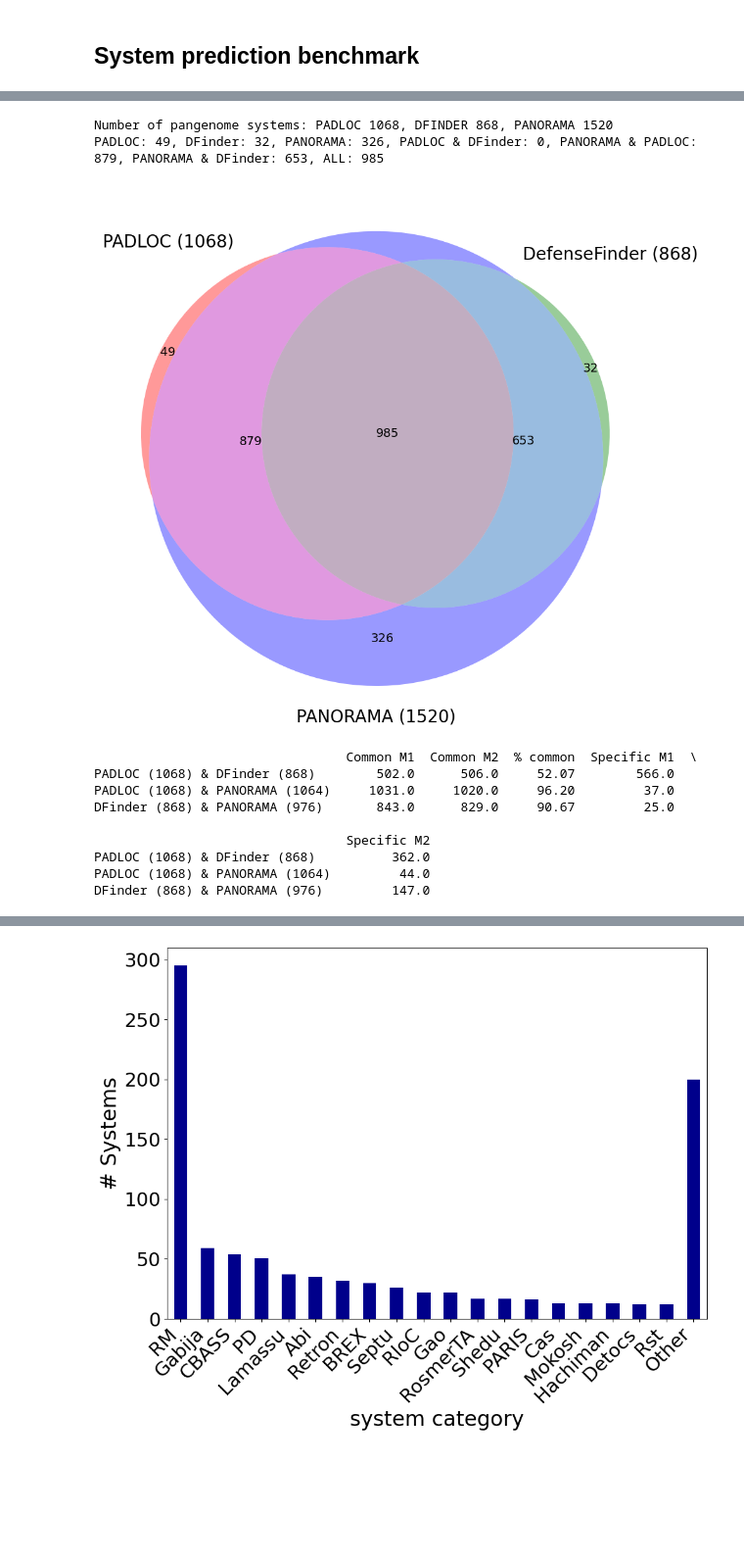
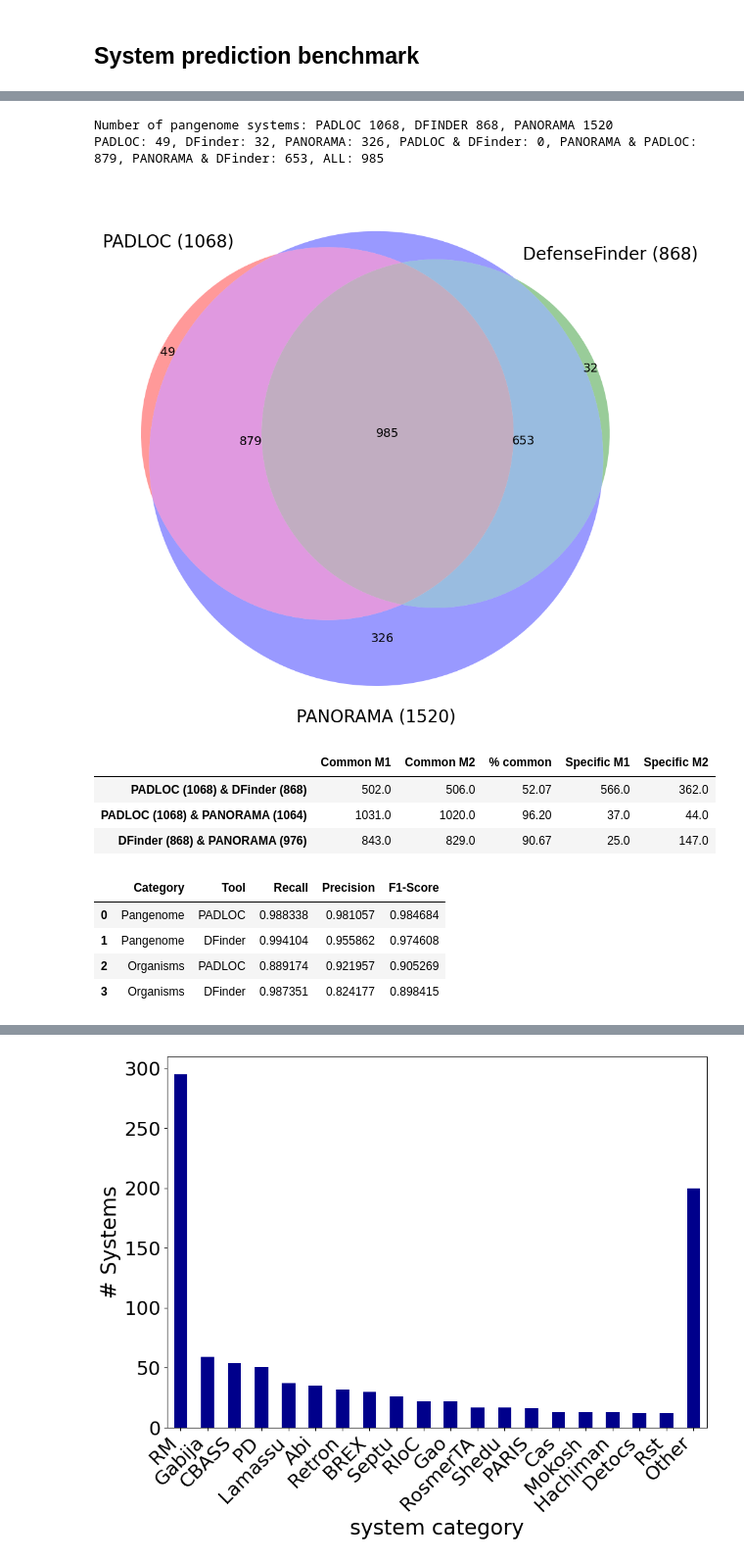
Before and after one commit to jpjarnoux/PANORAMA_article, a Jupyter notebook: main.ipynb, the cells around one changed output, grey strips where cells are left out. Shown at 98% size. Drawn from its saved outputs; the diff is of its cells as text; code cells hidden in the pictures; blank space fills up the shorter version.

Commit message:
Add score table

```diff
--- a/main.ipynb
+++ b/main.ipynb
@@ -129,27 +129,66 @@ panorama_systems = merge_results(panorama_systems_padloc, panorama_systems_dfind
 # %% [markdown]
 ## System prediction benchmark
 # %%
+from IPython.display import display
+import pandas as pd
 from sources.boxplot import gen_boxplot_pangenome
 from sources.venn import plot_venn_diagram, count_system_similar
+from sources.score import compute_score_pangenome, compute_score_organisms
 
 gen_boxplot_pangenome(padloc=padloc_systems, dfinder=dfinder_systems,
                       panorama=panorama_systems, output=OUTPUT / "boxplot_venn.png")
 plot_venn_diagram(padloc_systems, dfinder_systems, panorama_systems, OUTPUT)
 
-count_system_similar(padloc_systems, dfinder_systems, panorama_systems_padloc,
-                     panorama_systems_dfinder, OUTPUT, 1)
+count_similar = count_system_similar(padloc_systems, dfinder_systems, panorama_systems_padloc,
+                                     panorama_systems_dfinder, OUTPUT, 1)
+display(count_similar)
+THRESHOLD = 0.5
+scores = {"Pangenome": {"PADLOC": {},
+                        "DFinder": {}},
+          "Organisms": {"PADLOC": {},
+                        "DFinder": {}}
+          }
+recall, precision, f1_score = compute_score_pangenome(panorama_systems_padloc, padloc_systems, 'PADLOC',
+                                                      OUTPUT, THRESHOLD)
+scores["Pangenome"]["PADLOC"] = {"Recall": recall, "Precision": precision, "F1-Score": f1_score}
+
+recall, precision, f1_score = compute_score_pangenome(panorama_systems_dfinder, dfinder_systems, 'Defense_Finder',
+                                                      OUTPUT, THRESHOLD)
+scores["Pangenome"]["DFinder"] = {"Recall": recall, "Precision": precision, "F1-Score": f1_score}
+
+recall, precision, f1_score = compute_score_organisms(panorama_padloc_res, padloc_res, 'PADLOC', OUTPUT, THRESHOLD)
+scores["Organisms"]["PADLOC"] = {"Recall": recall, "Precision": precision, "F1-Score": f1_score}
+
+recall, precision, f1_score = compute_score_organisms(panorama_dfinder_res, dfinder_res, 'Defense_Finder', OUTPUT,
+                                                      THRESHOLD)
+scores["Organisms"]["DFinder"] = {"Recall": recall, "Precision": precision, "F1-Score": f1_score}
+
+# Convert scores dictionary to DataFrame
+scores_list = []
+for category, tools in scores.items():
+    for tool, metrics in tools.items():
+        scores_list.append({
+            "Category": category,
+            "Tool": tool,
+            "Recall": metrics["Recall"],
+            "Precision": metrics["Precision"],
+            "F1-Score": metrics["F1-Score"]
+        })
+
+scores_df = pd.DataFrame(scores_list)
+display(scores_df)
 # %% [output]
 [figure]
 Number of pangenome systems: PADLOC 1068, DFINDER 868, PANORAMA 1520
 PADLOC: 49, DFinder: 32, PANORAMA: 326, PADLOC & DFinder: 0, PANORAMA & PADLOC: 879, PANORAMA & DFinder: 653, ALL: 985
 [figure]
-                                 Common M1  Common M2  % common  Specific M1  \
-PADLOC (1068) & DFinder (868)        502.0      506.0     52.07        566.0
-PADLOC (1068) & PANORAMA (1064)     1031.0     1020.0     96.20         37.0
-DFinder (868) & PANORAMA (976)       843.0      829.0     90.67         25.0
-
-                                 Specific M2
-PADLOC (1068) & DFinder (868)          362.0
-PADLOC (1068) & PANORAMA (1064)         44.0
-DFinder (868) & PANORAMA (976)         147.0
+|  | Common M1 | Common M2 | % common | Specific M1 | Specific M2 |
+| PADLOC (1068) & DFinder (868) | 502.0 | 506.0 | 52.07 | 566.0 | 362.0 |
+| PADLOC (1068) & PANORAMA (1064) | 1031.0 | 1020.0 | 96.20 | 37.0 | 44.0 |
+| DFinder (868) & PANORAMA (976) | 843.0 | 829.0 | 90.67 | 25.0 | 147.0 |
+|  | Category | Tool | Recall | Precision | F1-Score |
+| 0 | Pangenome | PADLOC | 0.988338 | 0.981057 | 0.984684 |
+| 1 | Pangenome | DFinder | 0.994104 | 0.955862 | 0.974608 |
+| 2 | Organisms | PADLOC | 0.889174 | 0.921957 | 0.905269 |
+| 3 | Organisms | DFinder | 0.987351 | 0.824177 | 0.898415 |
 # %% [markdown]
```
Also changed, not shown: parts of 1 cell of this notebook, 2 other files.
